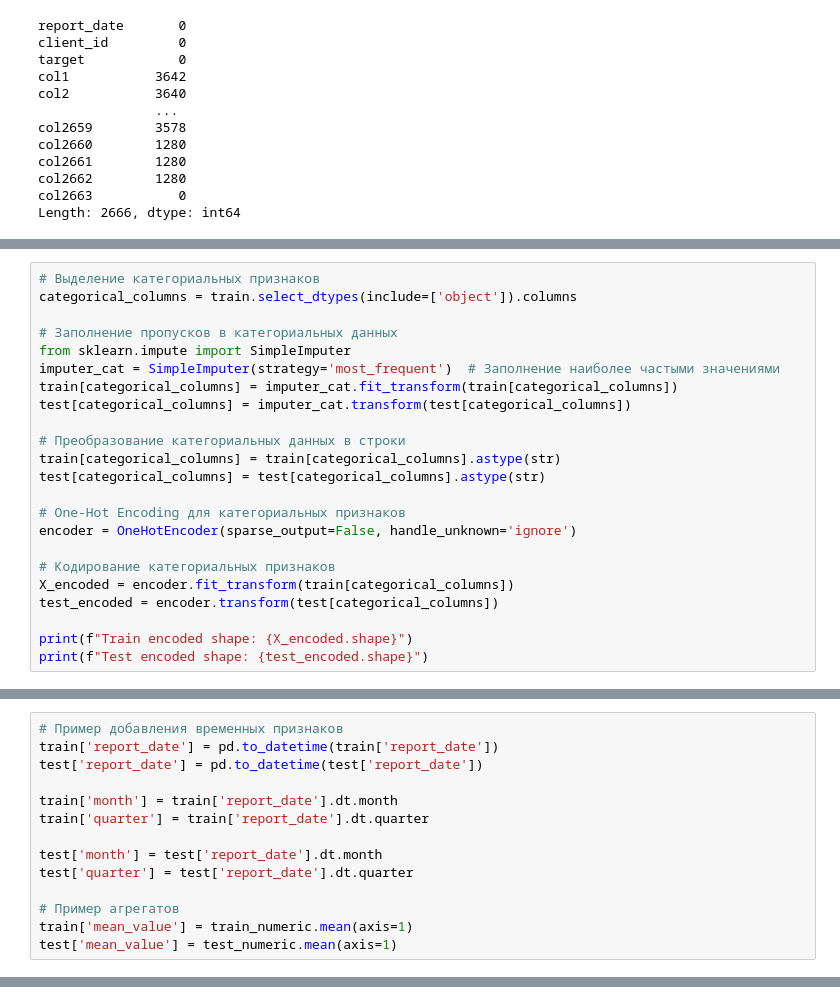
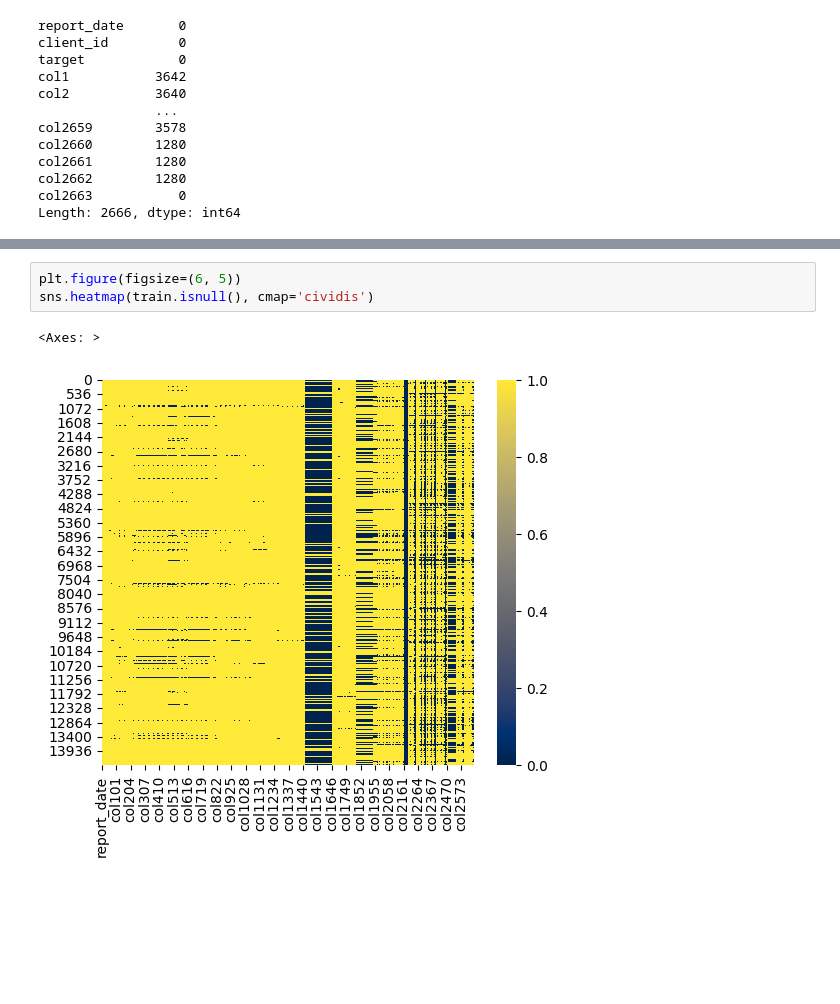
Before and after one commit to cryzzone/intensive_two, a Jupyter notebook: final/Кейс__Самолёт_.ipynb, the cells around one changed output, grey strips where cells are left out. Saved outputs shown, nothing was run; the diff lists cells and outputs as text; blank space fills up the shorter version.

Commit message:
крупный апдейт
внесены большие правки в очистке данных, выведении графиков.

```diff
--- a/final/Кейс__Самолёт_.ipynb
+++ b/final/Кейс__Самолёт_.ipynb
@@ -259,23 +70,0 @@ Name: count, dtype: int64
-# %%
-# Выделение категориальных признаков
-categorical_columns = train.select_dtypes(include=['object']).columns
-
-# Заполнение пропусков в категориальных данных
-from sklearn.impute import SimpleImputer
-imputer_cat = SimpleImputer(strategy='most_frequent')  # Заполнение наиболее частыми значениями
-train[categorical_columns] = imputer_cat.fit_transform(train[categorical_columns])
-test[categorical_columns] = imputer_cat.transform(test[categorical_columns])
-
-# Преобразование категориальных данных в строки
-train[categorical_columns] = train[categorical_columns].astype(str)
-test[categorical_columns] = test[categorical_columns].astype(str)
-
-# One-Hot Encoding для категориальных признаков
-encoder = OneHotEncoder(sparse_output=False, handle_unknown='ignore')
-
-# Кодирование категориальных признаков
-X_encoded = encoder.fit_transform(train[categorical_columns])
-test_encoded = encoder.transform(test[categorical_columns])
-
-print(f"Train encoded shape: {X_encoded.shape}")
-print(f"Test encoded shape: {test_encoded.shape}")
@@ -301,14 +70,0 @@ Test scaled shape: (3642, 345)
-# %%
-# Пример добавления временных признаков
-train['report_date'] = pd.to_datetime(train['report_date'])
-test['report_date'] = pd.to_datetime(test['report_date'])
-
-train['month'] = train['report_date'].dt.month
-train['quarter'] = train['report_date'].dt.quarter
-
-test['month'] = test['report_date'].dt.month
-test['quarter'] = test['report_date'].dt.quarter
-
-# Пример агрегатов
-train['mean_value'] = train_numeric.mean(axis=1)
-test['mean_value'] = test_numeric.mean(axis=1)
@@ -500,0 +71,6 @@ dtype: int64
+# %%
+plt.figure(figsize=(6, 5))
+sns.heatmap(train.isnull(), cmap='cividis')
+# %% [output]
+<Axes: >
+[figure, added]
```
Also changed, not shown: parts of 55 cells of this notebook.
